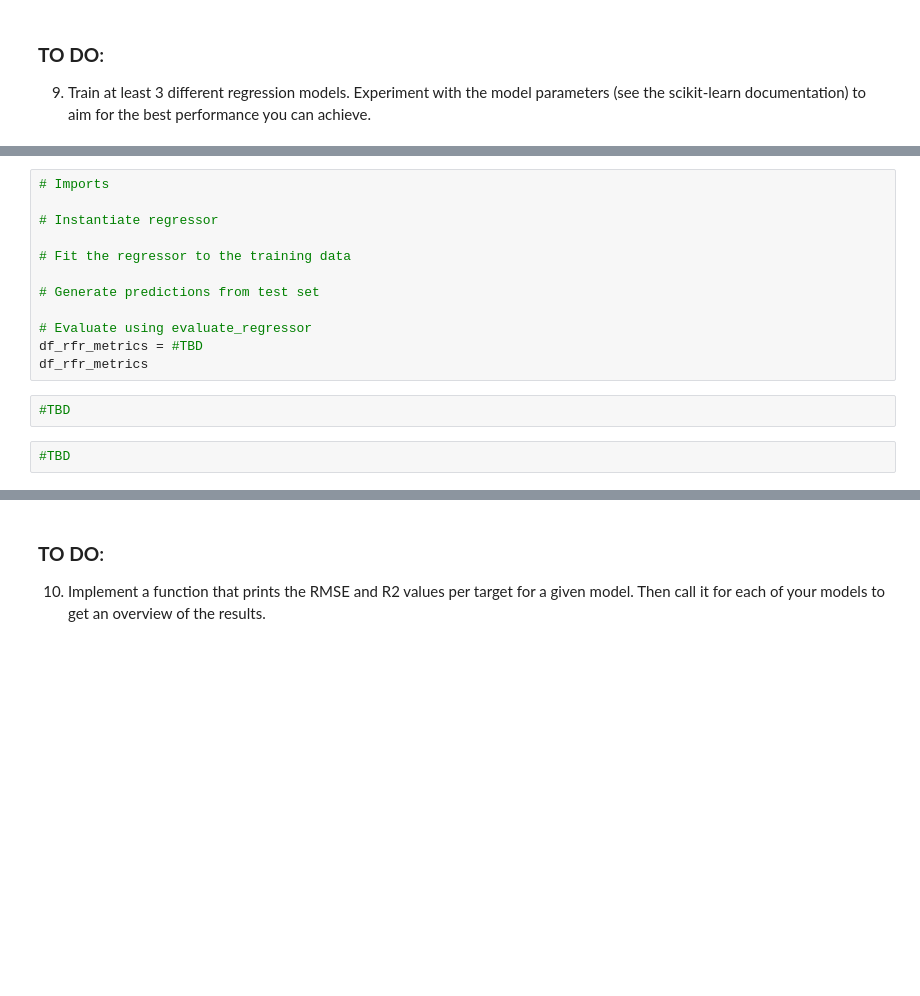
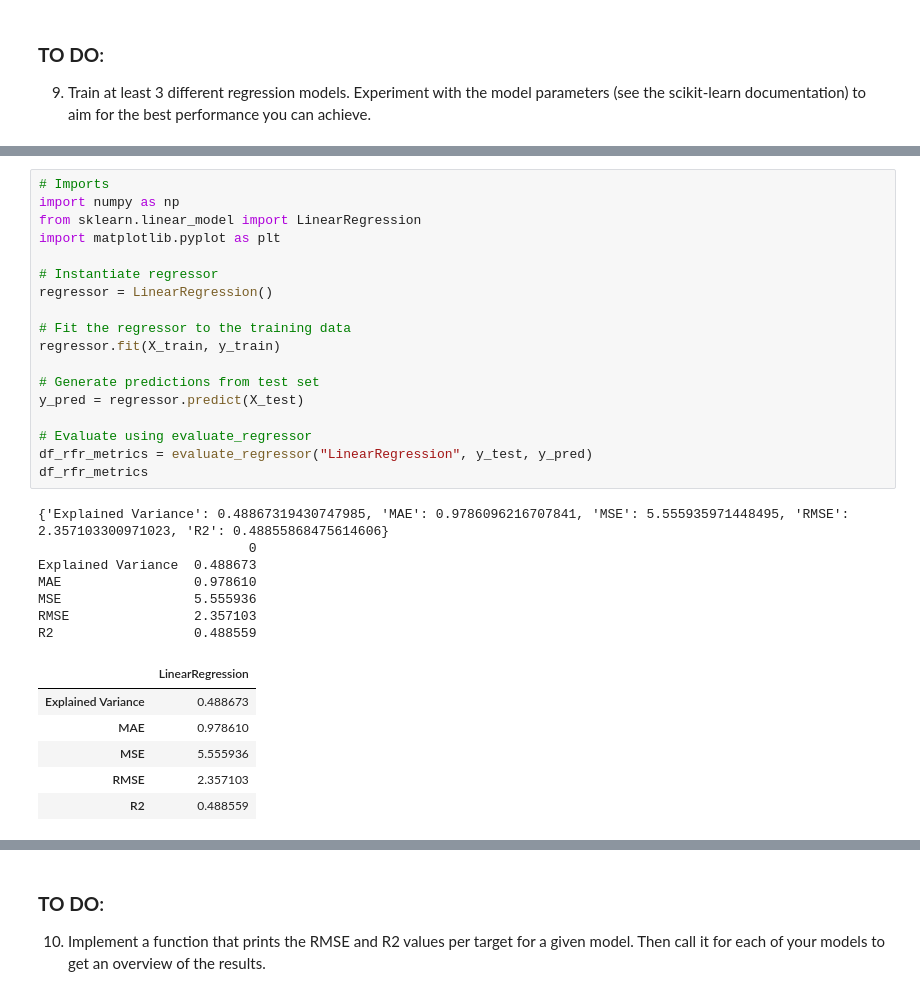
Before and after one commit to jpd-oliveira/SI-Lab-2, a Jupyter notebook: SI_Lab2_20_21.ipynb, the cells around one changed output, grey strips where cells are left out. Drawn from its saved outputs; the diff is of its cells as text; blank space fills up the shorter version.

```diff
--- a/SI_Lab2_20_21.ipynb
+++ b/SI_Lab2_20_21.ipynb
@@ -217,16 +285,32 @@ As previously stated, we are not interested in the temporal dimension of the dat
 # %%
 # Imports
+import numpy as np
+from sklearn.linear_model import LinearRegression
+import matplotlib.pyplot as plt
 
 # Instantiate regressor
+regressor = LinearRegression()
 
 # Fit the regressor to the training data
+regressor.fit(X_train, y_train)
 
 # Generate predictions from test set
+y_pred = regressor.predict(X_test)
 
 # Evaluate using evaluate_regressor
-df_rfr_metrics = #TBD
+df_rfr_metrics = evaluate_regressor("LinearRegression", y_test, y_pred)
 df_rfr_metrics
+# %% [output]
+{'Explained Variance': 0.48867319430747985, 'MAE': 0.9786096216707841, 'MSE': 5.555935971448495, 'RMSE': 2.357103300971023, 'R2': 0.48855868475614606}
+                           0
+Explained Variance  0.488673
+MAE                 0.978610
+MSE                 5.555936
+RMSE                2.357103
+R2                  0.488559
+|  | LinearRegression |
+| Explained Variance | 0.488673 |
+| MAE | 0.978610 |
+| MSE | 5.555936 |
+| RMSE | 2.357103 |
+| R2 | 0.488559 |
-# %%
-#TBD
-# %%
-#TBD
```
Also changed, not shown: parts of 12 cells of this notebook.
